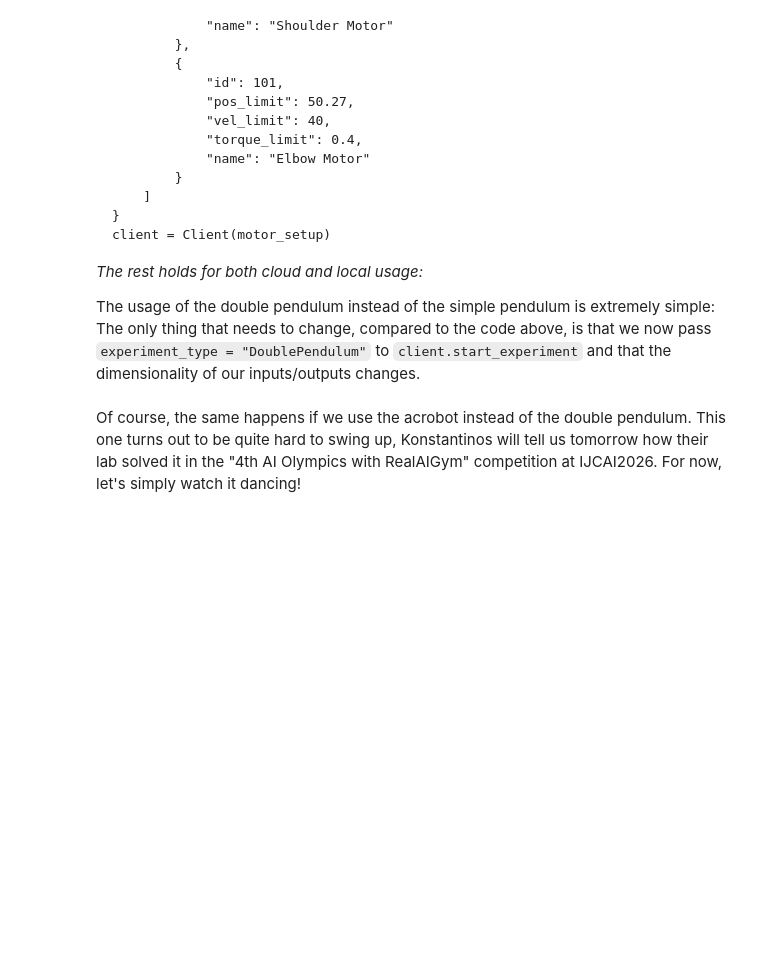
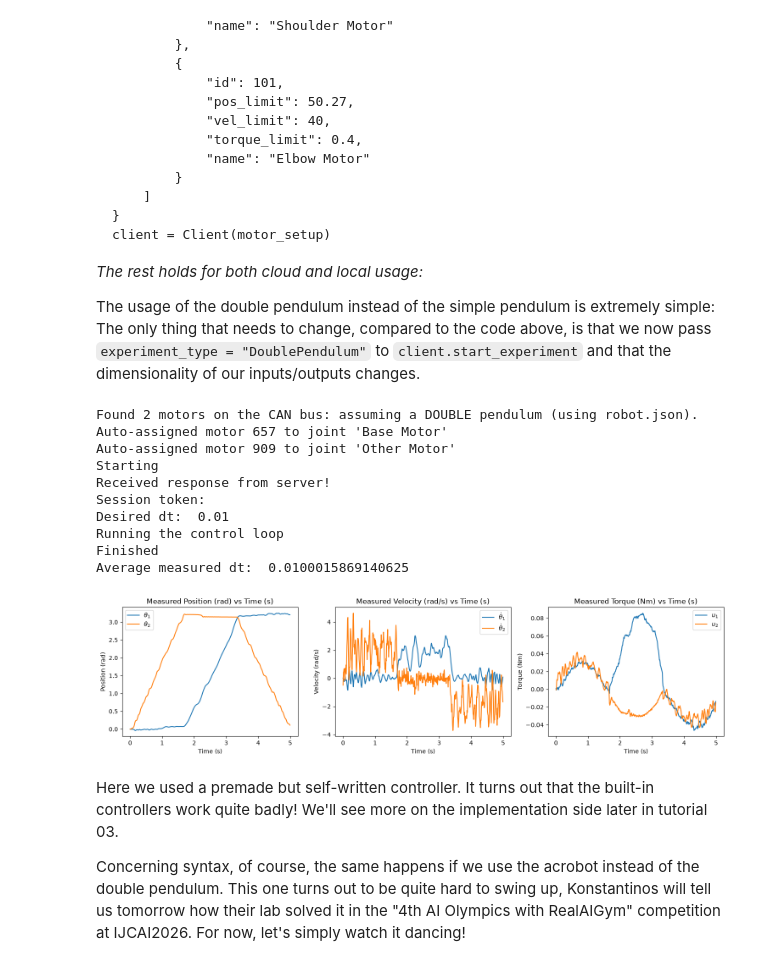
Before and after one commit to cloudpendulum/cloudpendulum-workshop, a Jupyter notebook: 01_First_Steps/tutorial.ipynb, the cells around one changed output. Cells and saved outputs as stored; diff of their text form; code cells hidden in the pictures; blank space fills up the shorter version.

Commit message:
added gravity compensation controller as example controller for the double pendulum

```diff
--- a/01_First_Steps/tutorial.ipynb
+++ b/01_First_Steps/tutorial.ipynb
@@ -889,6 +889,7 @@ The usage of the double pendulum instead of the simple pendulum is extremely sim
 import time
 import numpy as np
 import matplotlib.pyplot as plt
+from double_pendulum_controller import GravityPIDTrajectoryController
 
 client = Client()
 
@@ -919,24 +920,22 @@ meas_vel = np.zeros((2, n))
 meas_tau = np.zeros((2, n))
 meas_dt_vec = np.zeros(n)
 
-# Set Kp, Kd for position control
-# kp = 0.075
-kp = 0.1
-kd = 0.0
-client.set_impedance_controller_params([kp, kp], [kd, kd], session_token)
+# Pure torque control: the controller below computes the motor torques
+client.set_impedance_controller_params([0.0, 0.0], [0.0, 0.0], session_token)
 
-m = n // 2
+m = n // 3
 up   = np.linspace(0, np.pi, m)
-# down = np.linspace(np.pi, 0, m)
+down = np.linspace(np.pi, 0, m)
 zero = np.zeros(m)
 pi_  = np.full(m, np.pi)
 
 traj = np.vstack((
-    # np.hstack((zero, up,  pi_)),    # x1: fixed, moving, fixed
-    # np.hstack((up,   pi_, down)),   # x2: moving, fixed, moving
-    np.hstack((zero, up)),    # x1: fixed, moving, fixed
-    np.hstack((up,   pi_)),   # x2: moving, fixed, moving
+    np.hstack((zero, up,  pi_)),    # x1: fixed, moving, fixed
+    np.hstack((up,   pi_, down)),   # x2: moving, fixed, moving
 )).T
+
+# Controller tracking the trajectory
+controller = GravityPIDTrajectoryController(traj, dt)
 
 i = 0
 
@@ -956,8 +955,7 @@ while meas_time < Tf and i < n:
     meas_vel[:, i] = measured_velocity
     meas_tau[:, i] = measured_torque
 
-
-    client.set_position(traj[i], session_token)
+    client.set_torque(controller.get_control_output(measured_position, i), session_token)
 
     while time.time() - start_loop < dt:
         pass
@@ -977,30 +975,42 @@ fig, (ax1, ax2, ax3) = plt.subplots(1, 3, figsize=(15, 4))
 # Measured Position
 ax1.plot(meas_time_vec, meas_pos.T)
 ax1.set_xlabel("Time (s)")
 ax1.set_ylabel("Position (rad)")
 ax1.set_title("Measured Position (rad) vs Time (s)")
 ax1.legend([r"$\theta_1$", r"$\theta_2$"])
 
 # Measured Velocity
 ax2.plot(meas_time_vec, meas_vel.T)
 ax2.set_xlabel("Time (s)")
 ax2.set_ylabel("Velocity (rad/s)")
 ax2.set_title("Measured Velocity (rad/s) vs Time (s)")
 ax2.legend([r"$\dot{\theta}_1$", r"$\dot{\theta}_2$"])
 
 # Measured Torque
 ax3.plot(meas_time_vec, meas_tau.T)
 ax3.set_xlabel("Time (s)")
 ax3.set_ylabel("Torque (Nm)")
 ax3.set_title("Measured Torque (Nm) vs Time (s)")
 ax3.legend([r"$u_1$", r"$u_2$"])
 
 plt.tight_layout()
 plt.show()
 
 if not USE_LOCAL:
     # Show video
     from misc import download_video
     video_path = download_video(video_url)
     from IPython.display import Video
     display(Video(video_path, embed=True))
+# %% [output]
+Found 2 motors on the CAN bus: assuming a DOUBLE pendulum (using robot.json).
+Auto-assigned motor 657 to joint 'Base Motor'
+Auto-assigned motor 909 to joint 'Other Motor'
+Starting
+Received response from server!
+Session token:
+Desired dt:  0.01
+Running the control loop
+Finished
+Average measured dt:  0.0100015869140625
+[figure, added]
@@ -1009,5 +1017,7 @@ traj.shape
 # %% [markdown]
-Of course, the same happens if we use the acrobot instead of the double pendulum. This one turns out to be quite hard to swing up, Konstantinos will tell us tomorrow how their lab solved it in the "4th AI Olympics with RealAIGym" competition at IJCAI2026. For now, let's simply watch it dancing!
+Here we used a premade but self-written controller. It turns out that the built-in controllers work quite badly! We'll see more on the implementation side later in tutorial 03.
+
+Concerning syntax, of course, the same happens if we use the acrobot instead of the double pendulum. This one turns out to be quite hard to swing up, Konstantinos will tell us tomorrow how their lab solved it in the "4th AI Olympics with RealAIGym" competition at IJCAI2026. For now, let's simply watch it dancing!
 # %%
 client = Client()
 
```
Also changed, not shown: parts of 1 cell of this notebook, 1 other file.
